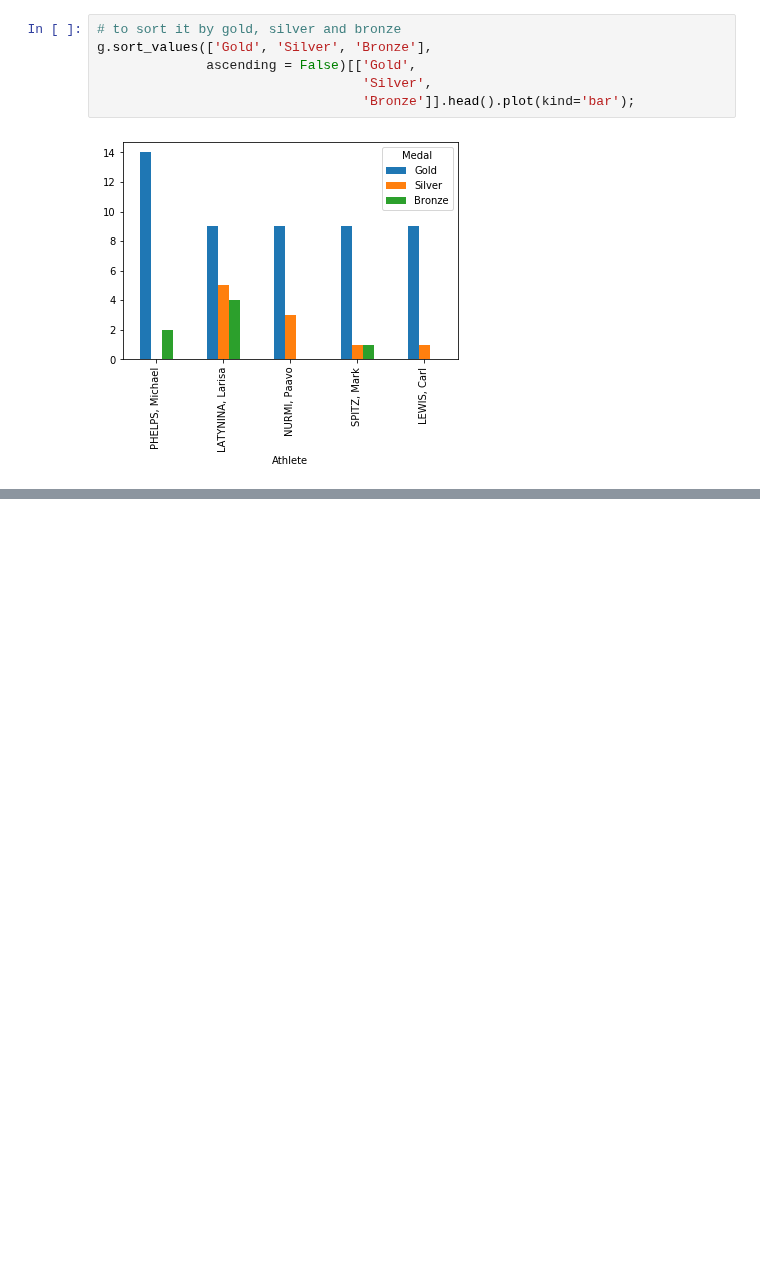
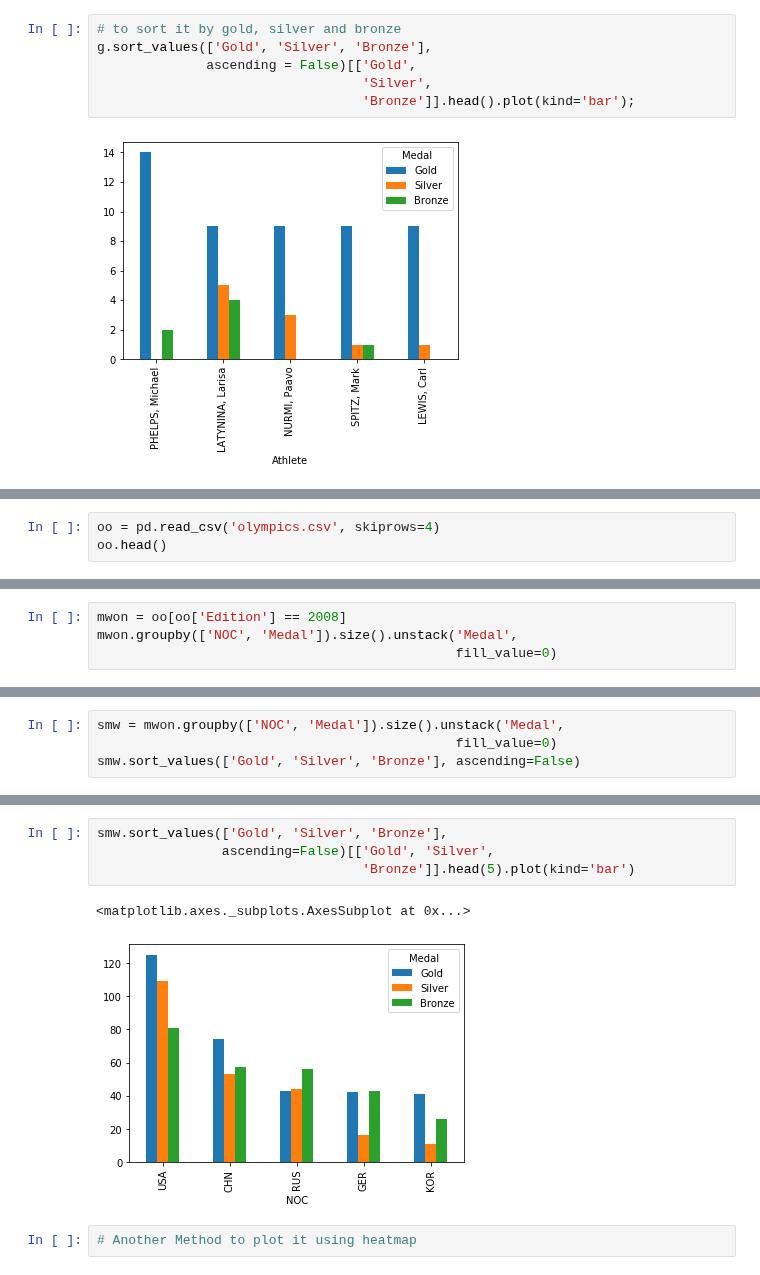
Before and after one commit to dariushazimi/notebooks, a Jupyter notebook: PandasTraining.ipynb, the cells around one changed output, grey strips where cells are left out. Cells and saved outputs as stored; diff of their text form; blank space fills up the shorter version.

```diff
--- a/PandasTraining.ipynb
+++ b/PandasTraining.ipynb
@@ -1602,0 +1607,3 @@ g.sort_values(['Gold', 'Silver', 'Bronze'],
+# %%
+oo = pd.read_csv('olympics.csv', skiprows=4)
+oo.head()
@@ -1602,0 +1617,4 @@ g.sort_values(['Gold', 'Silver', 'Bronze'],
+# %%
+mwon = oo[oo['Edition'] == 2008]
+mwon.groupby(['NOC', 'Medal']).size().unstack('Medal',
+                                              fill_value=0)
@@ -1602,0 +1636,4 @@ g.sort_values(['Gold', 'Silver', 'Bronze'],
+# %%
+smw = mwon.groupby(['NOC', 'Medal']).size().unstack('Medal',
+                                              fill_value=0)
+smw.sort_values(['Gold', 'Silver', 'Bronze'], ascending=False)
@@ -1602,0 +1675,9 @@ g.sort_values(['Gold', 'Silver', 'Bronze'],
+# %%
+smw.sort_values(['Gold', 'Silver', 'Bronze'],
+                ascending=False)[['Gold', 'Silver',
+                                  'Bronze']].head(5).plot(kind='bar')
+# %% [output]
+<matplotlib.axes._subplots.AxesSubplot at 0x...>
+[figure, added]
+# %%
+# Another Method to plot it using heatmap
```
Also changed, not shown: parts of 12 cells of this notebook.
